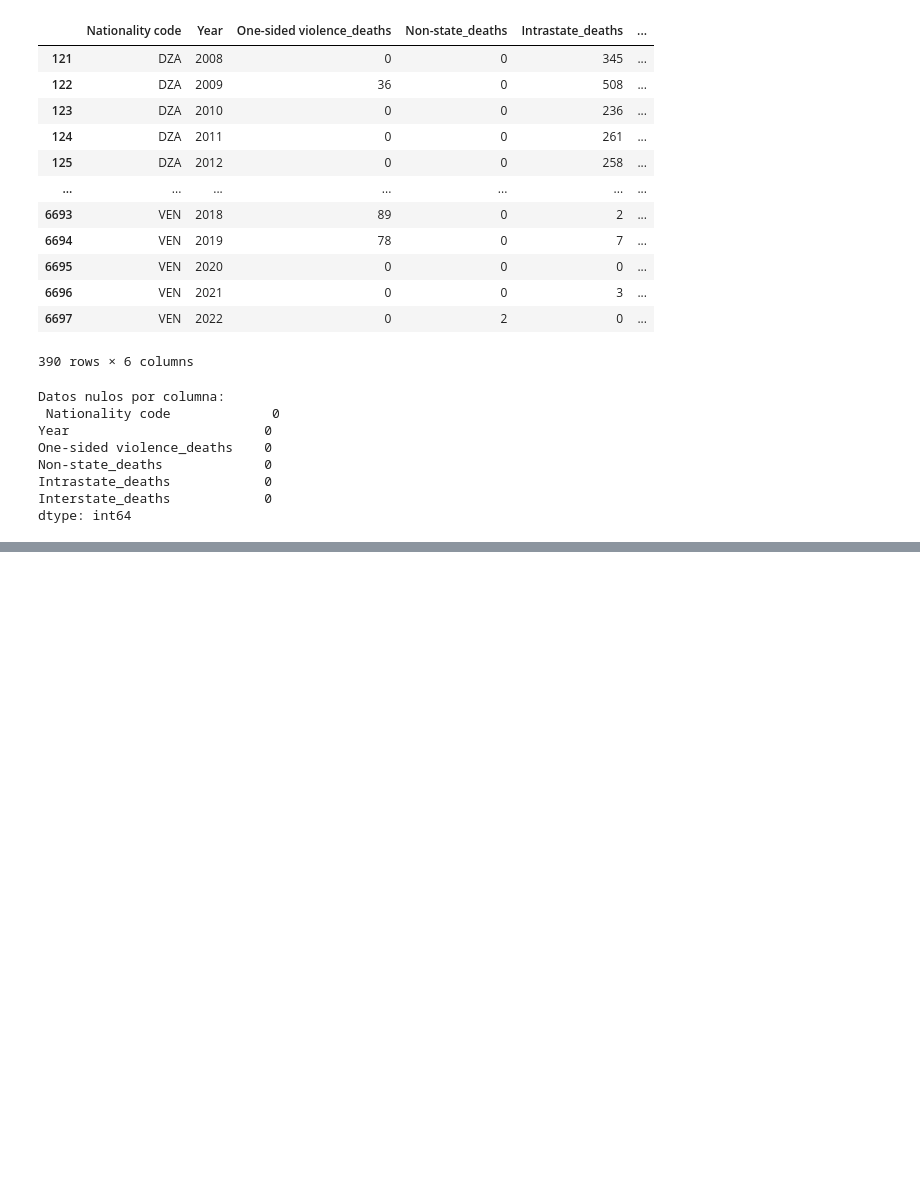
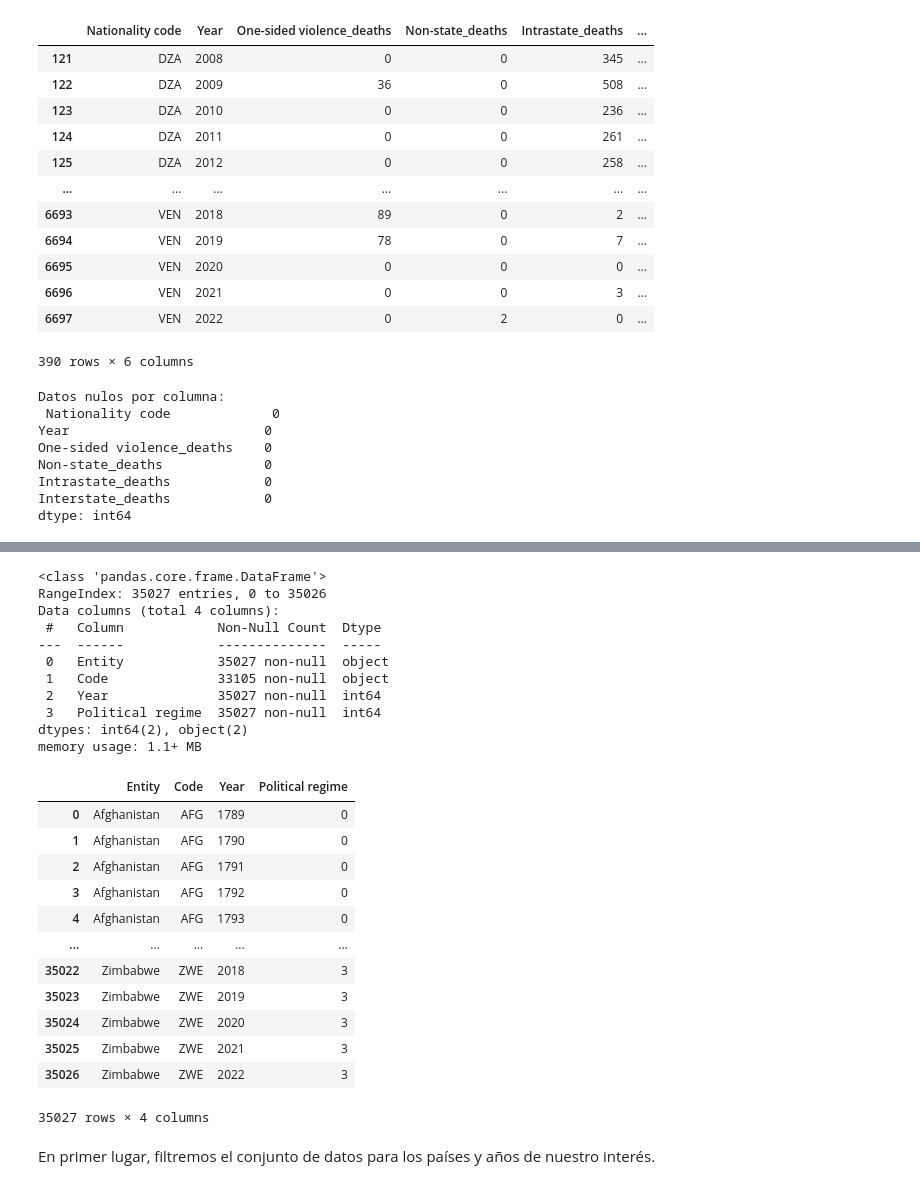
Before and after one commit to ERIDEZ/IFM_TMF, a Jupyter notebook: Notebooks y scripts/Trabajo archivo 24287 - Etapa2.ipynb, the cells around one changed output, grey strips where cells are left out. Drawn from its saved outputs; the diff is of its cells as text; code cells hidden in the pictures; blank space fills up the shorter version.

```diff
--- a/Notebooks y scripts/Trabajo archivo 24287 - Etapa2.ipynb
+++ b/Notebooks y scripts/Trabajo archivo 24287 - Etapa2.ipynb
@@ -2143,0 +2214,34 @@ for col in ['GDP_growth', 'Rule of Law Percentile', 'Political and Violence Perc
+# %%
+# Cargar datos de Inflación global/anual del banco mundial
+regimen_politico_data = pd.read_csv("../11 - Regimen Politico/political-regime-lexical.csv")
+
+# Motrar información básica del dataset y primer vistazo de los datos
+regimen_politico_data.info()
+regimen_politico_data
+# %% [output]
+<class 'pandas.core.frame.DataFrame'>
+RangeIndex: 35027 entries, 0 to 35026
+Data columns (total 4 columns):
+ #   Column            Non-Null Count  Dtype
+---  ------            --------------  -----
+ 0   Entity            35027 non-null  object
+ 1   Code              33105 non-null  object
+ 2   Year              35027 non-null  int64
+ 3   Political regime  35027 non-null  int64
+dtypes: int64(2), object(2)
+memory usage: 1.1+ MB
+|  | Entity | Code | Year | Political regime |
+| 0 | Afghanistan | AFG | 1789 | 0 |
+| 1 | Afghanistan | AFG | 1790 | 0 |
+| 2 | Afghanistan | AFG | 1791 | 0 |
+| 3 | Afghanistan | AFG | 1792 | 0 |
+| 4 | Afghanistan | AFG | 1793 | 0 |
+| ... | ... | ... | ... | ... |
+| 35022 | Zimbabwe | ZWE | 2018 | 3 |
+| 35023 | Zimbabwe | ZWE | 2019 | 3 |
+| 35024 | Zimbabwe | ZWE | 2020 | 3 |
+| 35025 | Zimbabwe | ZWE | 2021 | 3 |
+| 35026 | Zimbabwe | ZWE | 2022 | 3 |
+35027 rows × 4 columns
+# %% [markdown]
+En primer lugar, filtremos el conjunto de datos para los países y años de nuestro interés.
```
Also changed, not shown: parts of 48 cells of this notebook, 13 other files.
